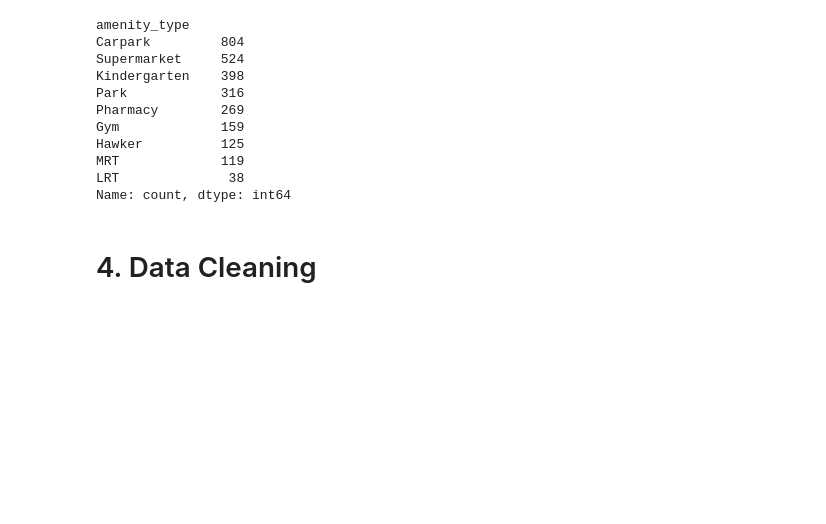
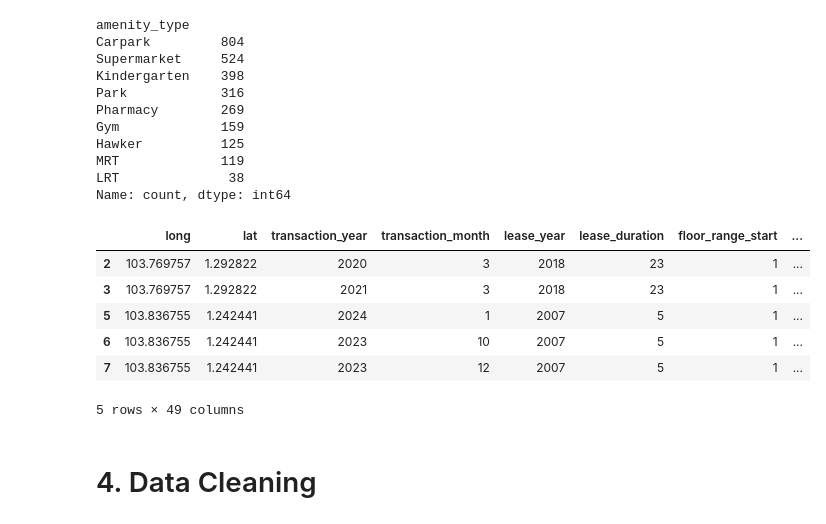
Before and after one commit to magiciansz/is3107-property-price-analysis, a Jupyter notebook: machine learning/regression_new.ipynb, the cells around one changed output. Saved outputs shown, nothing was run; the diff lists cells and outputs as text; code cells hidden in the pictures; blank space fills up the shorter version.

Commit message:
Inspect data after loading

```diff
--- a/machine learning/regression_new.ipynb
+++ b/machine learning/regression_new.ipynb
@@ -47,6 +47,17 @@ Name: count, dtype: int64
 # %%
 districts = db.get_districts()
 districts = pd.DataFrame(districts)
+# %%
+##check data loaded correctly
+data.head()
+# %% [output]
+|  | long | lat | transaction_year | transaction_month | lease_year | lease_duration | floor_range_start | ... |
+| 2 | 103.769757 | 1.292822 | 2020 | 3 | 2018 | 23 | 1 | ... |
+| 3 | 103.769757 | 1.292822 | 2021 | 3 | 2018 | 23 | 1 | ... |
+| 5 | 103.836755 | 1.242441 | 2024 | 1 | 2007 | 5 | 1 | ... |
+| 6 | 103.836755 | 1.242441 | 2023 | 10 | 2007 | 5 | 1 | ... |
+| 7 | 103.836755 | 1.242441 | 2023 | 12 | 2007 | 5 | 1 | ... |
+5 rows × 49 columns
 # %% [markdown]
 # 4. Data Cleaning
 # %% [markdown]
```
Also changed, not shown: 1 other file.
